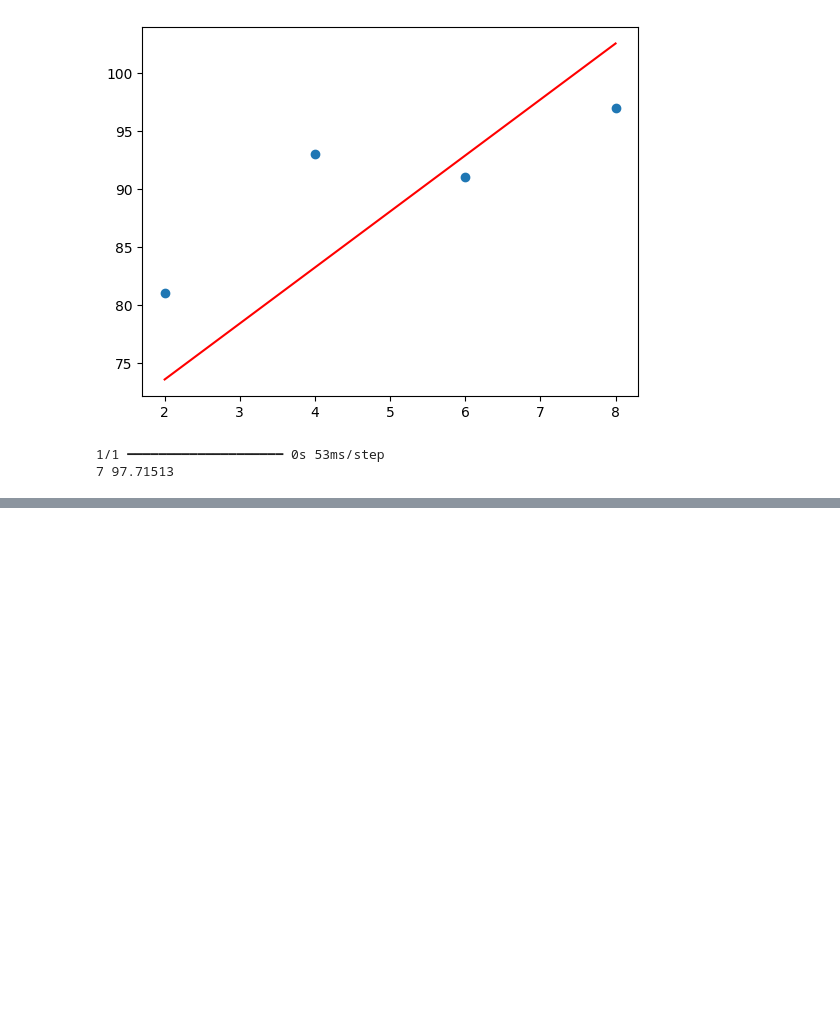
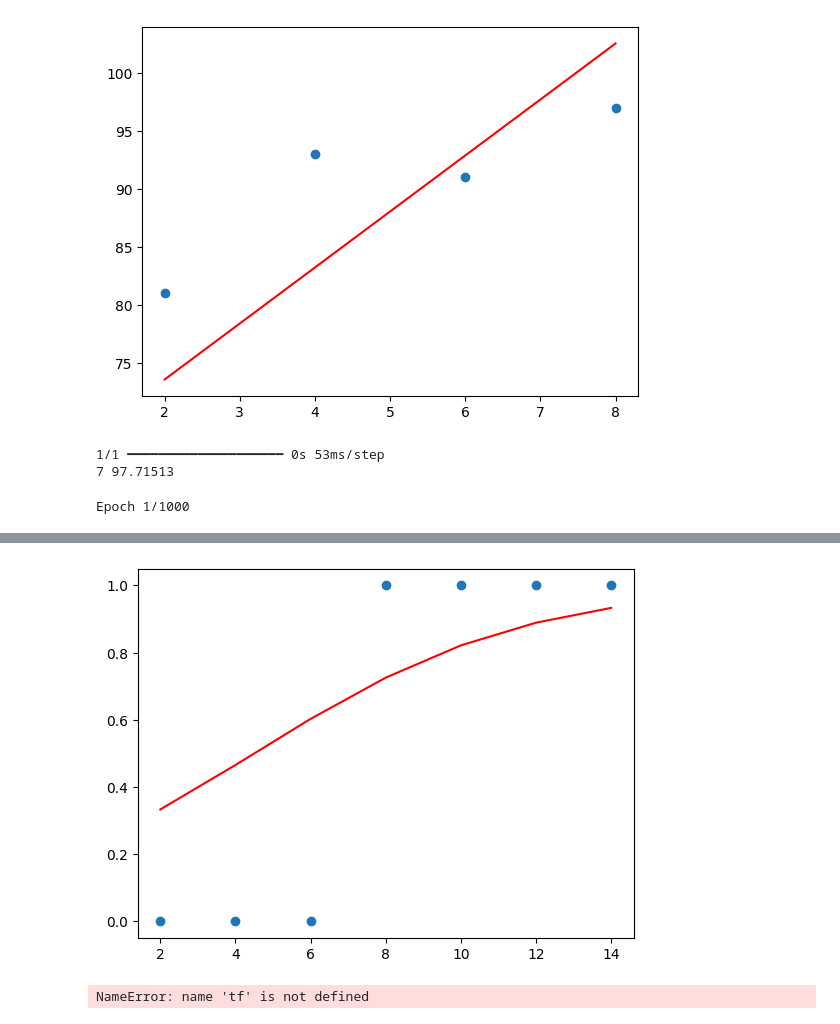
Before and after one commit to sumin-hwang/Do_It_Deeplearning, a Jupyter notebook: DeepLearning_gb.ipynb, the cells around one changed output, grey strips where cells are left out. Drawn from its saved outputs; the diff is of its cells as text; code cells hidden in the pictures; blank space fills up the shorter version.

```diff
--- a/DeepLearning_gb.ipynb
+++ b/DeepLearning_gb.ipynb
@@ -251,3 +257,32 @@ Epoch 500/500
 [figure]
 1/1 ━━━━━━━━━━━━━━━━━━━━ 0s 53ms/step
 7 97.71513
+# %%
+import numpy as np
+import matplotlib.pyplot as plt
+from tensorflow.keras.models import Sequential
+from tensorflow.keras.layers import Dense
+
+x = np.array([2,4,6,8,10,12,14])
+y = np.array([0, 0, 0, 1, 1, 1, 1])
+
+model = Sequential()
+model.add(Dense(1, input_dim= 1, activation='sigmoid'))
+
+# 교차엔트로피 오차함수 -> binary_Cross...
+model.compile(optimizer='sgd', loss='binary_crossentropy')
+model.fit(x, y, epochs=1000)
+
+# 그래프
+plt.scatter(x,y)
+plt.plot(x, model.predict(x), 'r')
+plt.show()
+
+# 임의의 학습시간, 합격 예상확률 예측
+hour = 7
+input_data = tf.constant([[hour]], dtype=tf.float32)
+prediction = model.predict(input_data)[0][0]
+
+print("%.f시간을 공부할 경우, 합격 예상 확률은 %.01f%%" %(hour, prediction*100))
+# %% [output]
+Epoch 1/1000
@@ -253,0 +306,2 @@ Epoch 500/500
+[figure, added]
+NameError: name 'tf' is not defined
```
Also changed, not shown: parts of 2 cells of this notebook.
